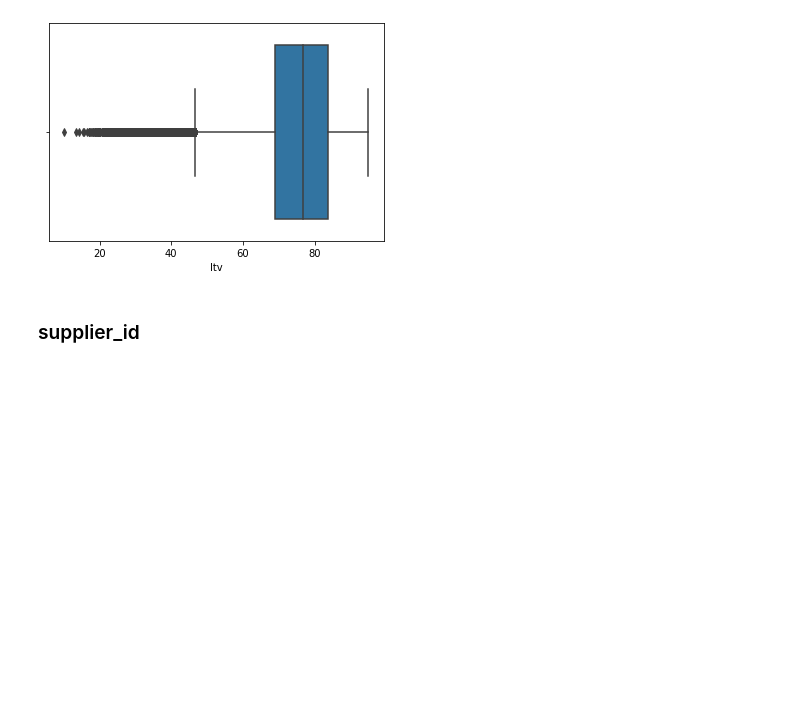
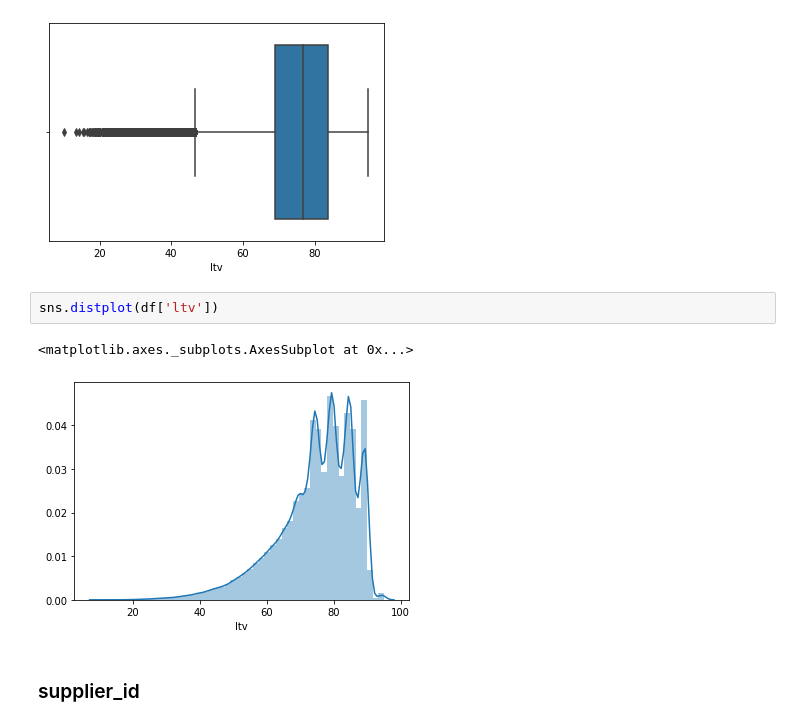
Before and after one commit to xavierigneous/Vehicle-Loan-Default-Prediction, a Jupyter notebook: Pravin Kumar/vehicle loan ver 2.ipynb, the cells around one changed output. Cells and saved outputs as stored; diff of their text form; blank space fills up the shorter version.

```diff
--- a/Pravin Kumar/vehicle loan ver 2.ipynb
+++ b/Pravin Kumar/vehicle loan ver 2.ipynb
@@ -171,6 +191,11 @@ df['asset_cost']=df['asset_cost'].apply(lambda x:np.log(x))
 # %% [output]
 <matplotlib.axes._subplots.AxesSubplot at 0x...>
 [figure]
+# %%
+sns.distplot(df['ltv'])
+# %% [output]
+<matplotlib.axes._subplots.AxesSubplot at 0x...>
+[figure, added]
 # %% [markdown]
 ### supplier_id
 # %%
```
Also changed, not shown: parts of 44 cells of this notebook, 1 other file.
